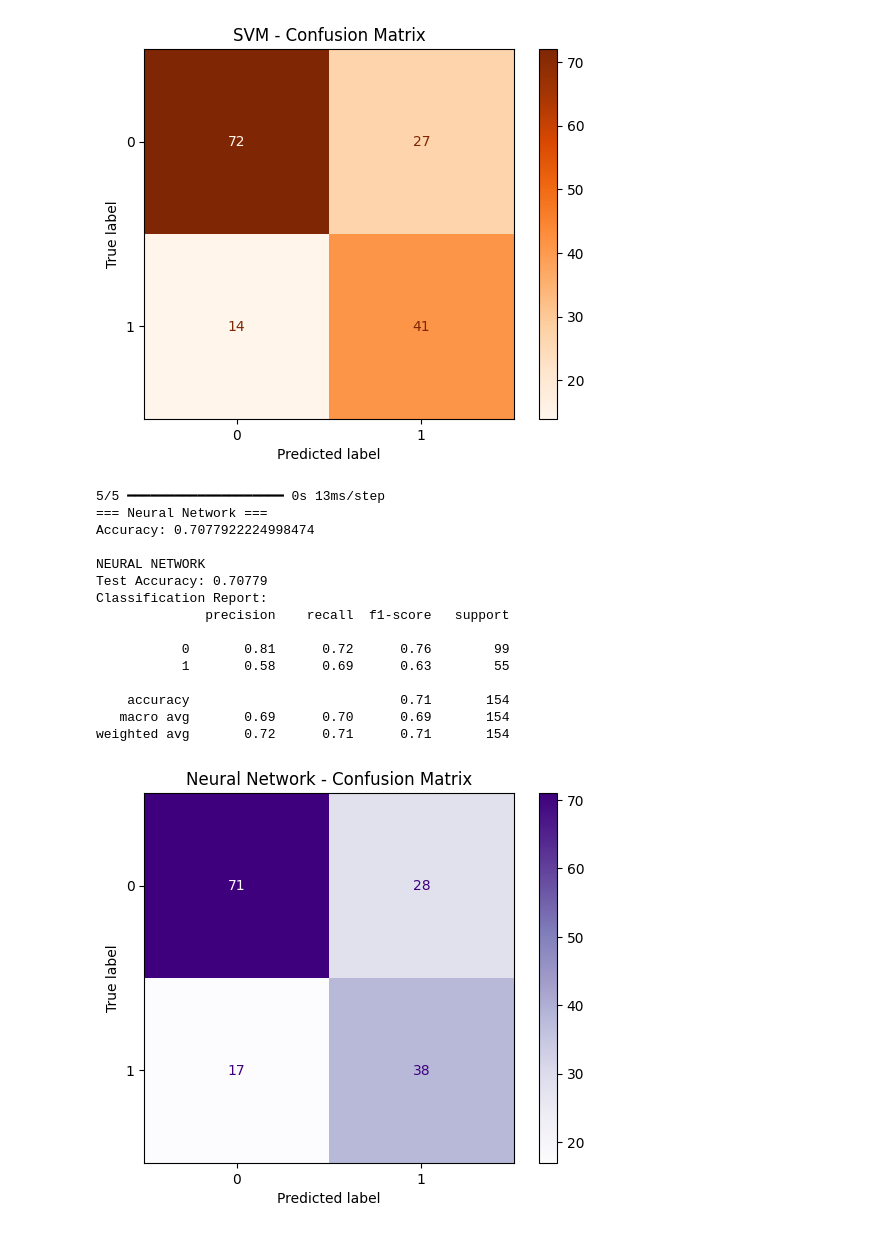
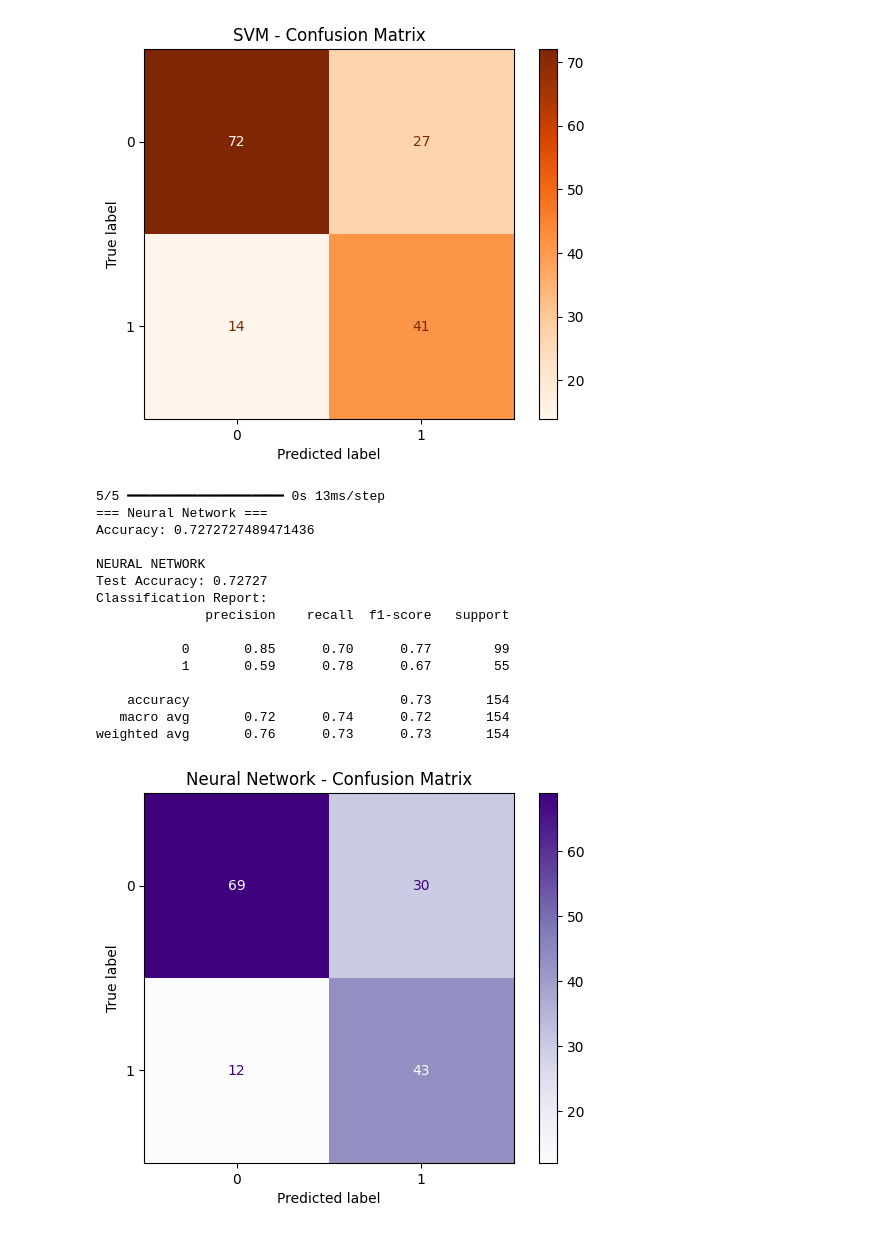
Before and after one commit to IT21801136/Machine-Learning-Assignment-, a Jupyter notebook: Assignment01/Diabetes_ML_Analysis.ipynb, the cells around one changed output. Saved outputs shown, nothing was run; the diff lists cells and outputs as text; code cells hidden in the pictures.

```diff
--- a/Assignment01/Diabetes_ML_Analysis.ipynb
+++ b/Assignment01/Diabetes_ML_Analysis.ipynb
@@ -208,7 +208,7 @@ weighted avg       0.75      0.73      0.74       154
 # %%
 import tensorflow as tf
 from tensorflow.keras.models import Sequential
-from tensorflow.keras.layers import Dense
+from tensorflow.keras.layers import Dense, Input
 from sklearn.metrics import classification_report, ConfusionMatrixDisplay
 import matplotlib.pyplot as plt
 
@@ -217,56 +217,57 @@ tf.random.set_seed(42)
 
 # Build model
 model = Sequential([
-    Dense(12, activation='relu', input_dim=X_train.shape[1]),  # Changed to input_dim
+    Input(shape=(X_train.shape[1],)),  # Using Input layer instead of input_dim
+    Dense(12, activation='relu'),
     Dense(8, activation='relu'),
     Dense(1, activation='sigmoid')
 ])
 
 # Compile model
 model.compile(optimizer='adam',
-             loss='binary_crossentropy',
-             metrics=['accuracy'])
+              loss='binary_crossentropy',
+              metrics=['accuracy'])
 
 # Train model
 history = model.fit(X_train_bal, y_train_bal,
-                   epochs=100,
-                   batch_size=10,
-                   verbose=0)
+                    epochs=100,
+                    batch_size=10,
+                    verbose=0)
 
 # Evaluate model
 loss, accuracy_nn = model.evaluate(X_test, y_test, verbose=0)
 y_pred_nn = (model.predict(X_test) > 0.5).astype(int)
 
 # Print results
 print("=== Neural Network ===")
 print("Accuracy:", accuracy_nn)
 print("""
 NEURAL NETWORK
 Test Accuracy: {:.5f}
 Classification Report:
 {}""".format(accuracy_nn, classification_report(y_test, y_pred_nn)))
 
 # Plot confusion matrix
 ConfusionMatrixDisplay.from_predictions(y_test, y_pred_nn, cmap='Purples')
 plt.title('Neural Network - Confusion Matrix')
 plt.show()
 # %% [output]
 5/5 ━━━━━━━━━━━━━━━━━━━━ 0s 13ms/step
 === Neural Network ===
-Accuracy: 0.7077922224998474
+Accuracy: 0.7272727489471436
 
 NEURAL NETWORK
-Test Accuracy: 0.70779
+Test Accuracy: 0.72727
 Classification Report:
               precision    recall  f1-score   support
 
-           0       0.81      0.72      0.76        99
-           1       0.58      0.69      0.63        55
+           0       0.85      0.70      0.77        99
+           1       0.59      0.78      0.67        55
 
-    accuracy                           0.71       154
-   macro avg       0.69      0.70      0.69       154
-weighted avg       0.72      0.71      0.71       154
+    accuracy                           0.73       154
+   macro avg       0.72      0.74      0.72       154
+weighted avg       0.76      0.73      0.73       154
-[figure, old version]
+[figure, new version]
 # %%
 from sklearn.metrics import accuracy_score, precision_score, recall_score, f1_score
 # Collect all results
```
Also changed, not shown: parts of 2 cells of this notebook, 3 other files.
